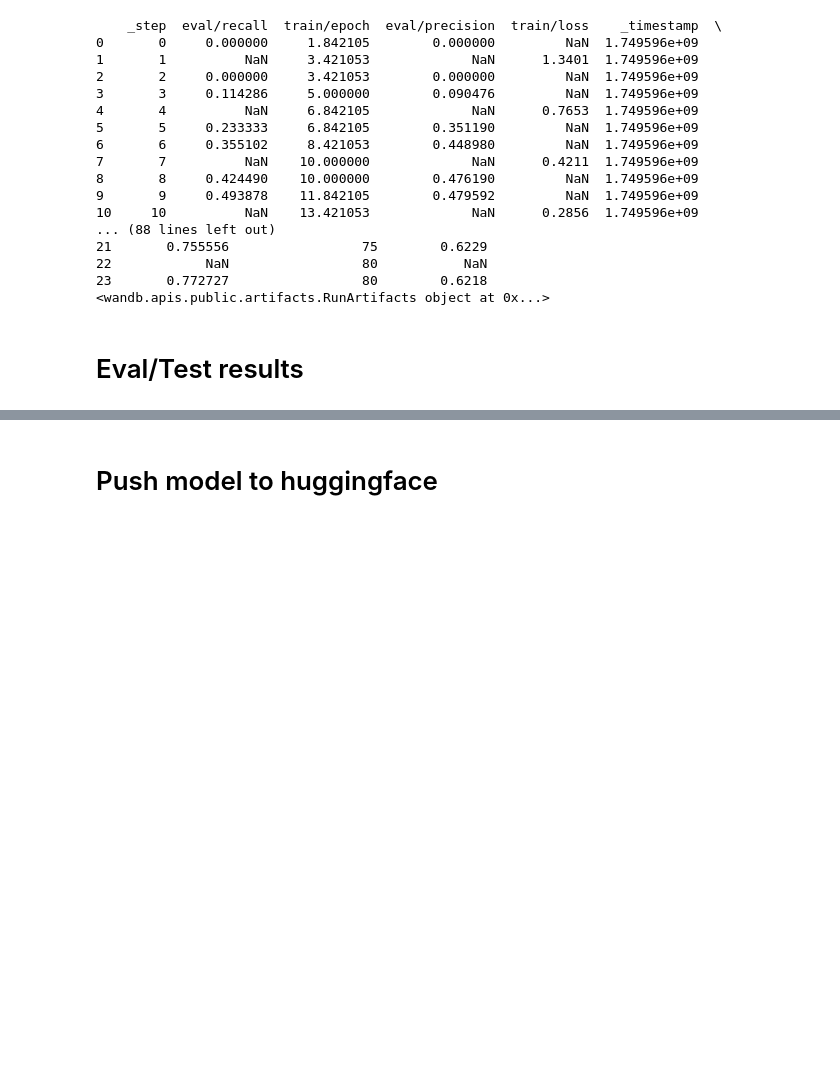
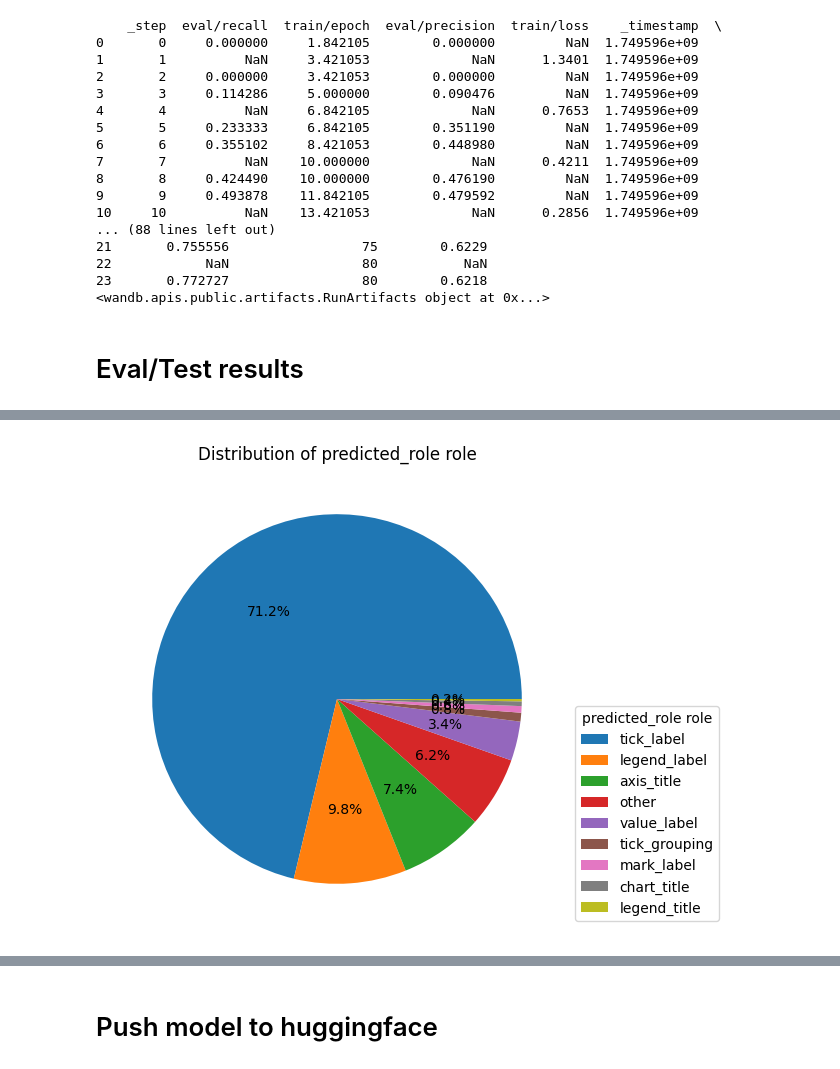
Before and after one commit to nassimb0u/text-role-classification, a Jupyter notebook: datasets/prepro_datasets.ipynb, the cells around one changed output, grey strips where cells are left out. Cells and saved outputs as stored; diff of their text form; code cells hidden in the pictures; blank space fills up the shorter version.

```diff
--- a/datasets/prepro_datasets.ipynb
+++ b/datasets/prepro_datasets.ipynb
@@ -1467,0 +1494,11 @@ print(run.logged_artifacts())
+# %%
+preds = []
+with open("./datasets/eval_test_results/predictions_icpr22.txt", "r") as f:
+    for line in f:
+        i, list_str = line.split(":", 1)
+        items = ast.literal_eval(list_str.strip())
+        # !!!! more predections then true labels (26 > 24, take first 24)
+        if int(i) == 405:
+            items = items[:24]
+        preds.extend(items)
+print(len(preds))
@@ -1467,0 +1507,9 @@ print(run.logged_artifacts())
+# %%
+with open("./datasets/test.txt", "r") as f:
+    lines = f.readlines()
+    # Remove trailing newlines if needed
+    lines = [line.strip() for line in lines]
+
+
+lines = lines[:8443] + lines[8445:]
+len(lines)
@@ -1467,0 +1560,11 @@ print(run.logged_artifacts())
+# %%
+df_icpr2022_test_pred["predicted_role"] = preds
+df_icpr2022_test_pred["predicted_role"] = df_icpr2022_test_pred[
+    "predicted_role"
+].str.lower()
+
+df_icpr2022_test_pred["test"] = lines
+
+df_icpr2022_test_pred["test"] = df_icpr2022_test_pred["test"].str.lower()
+
+df_icpr2022_test_pred.head()
@@ -1467,0 +1648,11 @@ print(run.logged_artifacts())
+# %%
+counts = df_icpr2022_test_pred["predicted_role"].value_counts()
+ax = counts.plot.pie(autopct="%1.1f%%", figsize=(6, 6), labels=[""] * len(counts))
+plt.legend(
+    ax.patches, counts.index, title="predicted_role role", bbox_to_anchor=(1, 0.5)
+)
+plt.ylabel("")
+plt.title("Distribution of predicted_role role")
+plt.show()
+# %% [output]
+[figure, added]
```
Also changed, not shown: parts of 13 cells of this notebook, 1 other file.
